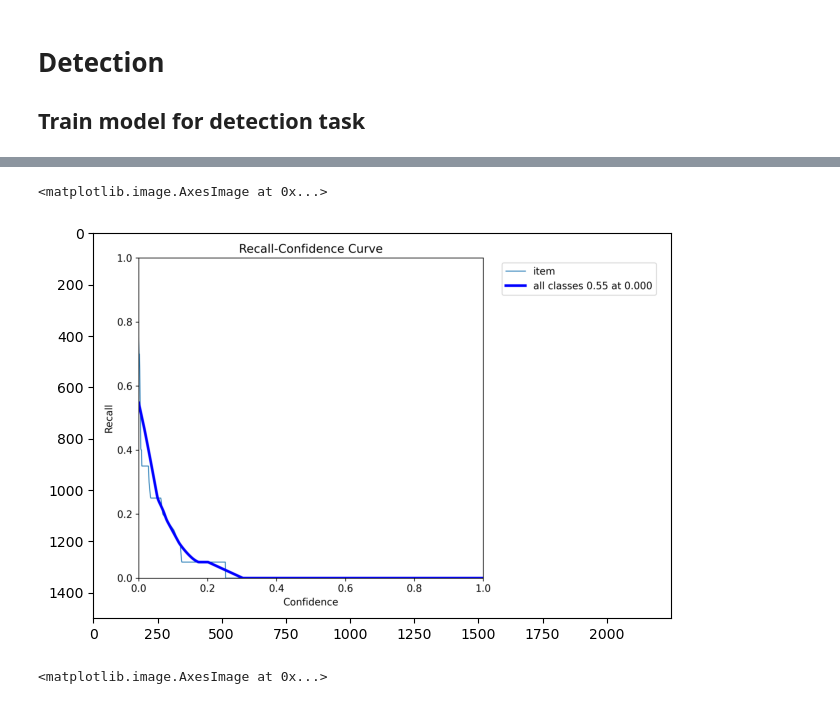
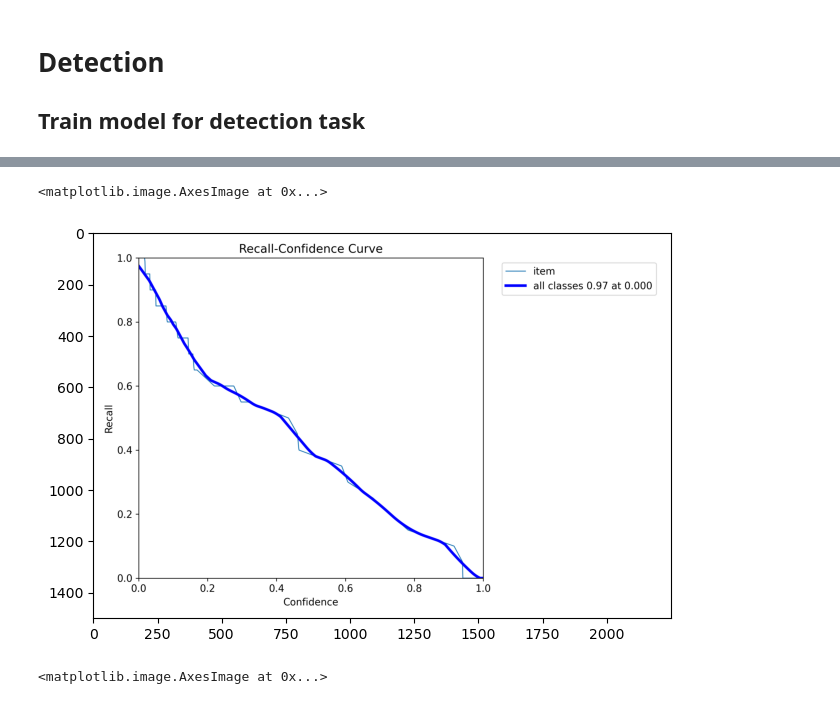
Before and after one commit to smoke22catches/fpv-drone-tracking-detection-depth-estimation, a Jupyter notebook: notebooks/drone_detection_tracking.ipynb, the cells around one changed output, grey strips where cells are left out. Cells and saved outputs as stored; diff of their text form; code cells hidden in the pictures.

```diff
--- a/notebooks/drone_detection_tracking.ipynb
+++ b/notebooks/drone_detection_tracking.ipynb
@@ -191,9 +192,9 @@ Results saved to /home/dzhere/Documents/side-projects/fpv-drone-tracking-detecti
 # %%
-box_r_curve = mpimg.imread('runs/detect/val10/BoxR_curve.png')
+box_r_curve = mpimg.imread('runs/detect/val11/BoxR_curve.png')
 plt.imshow(box_r_curve)
 # %% [output]
 <matplotlib.image.AxesImage at 0x...>
-[figure, old version]
+[figure, new version]
 # %%
 pred_img = mpimg.imread('runs/detect/val10/val_batch0_pred.jpg')
 plt.imshow(pred_img)
```
Also changed, not shown: parts of 4 cells of this notebook, 4 other files.
